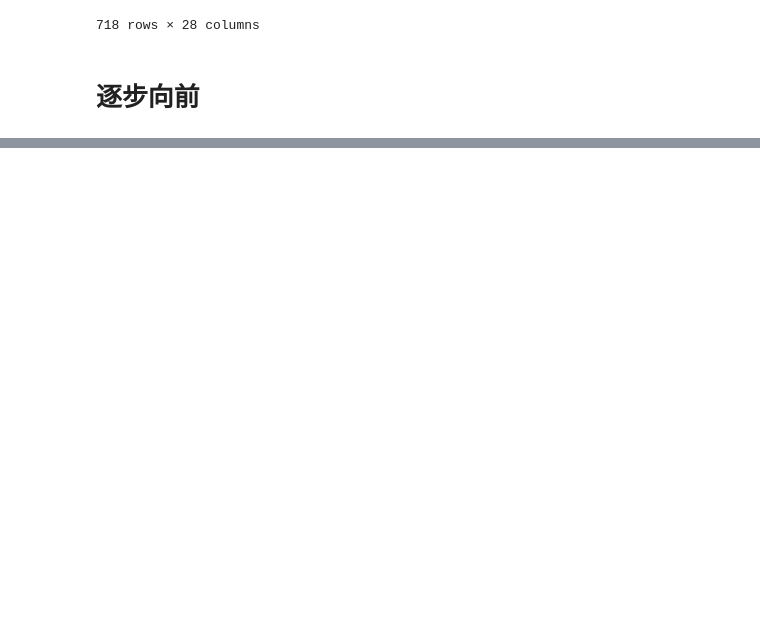
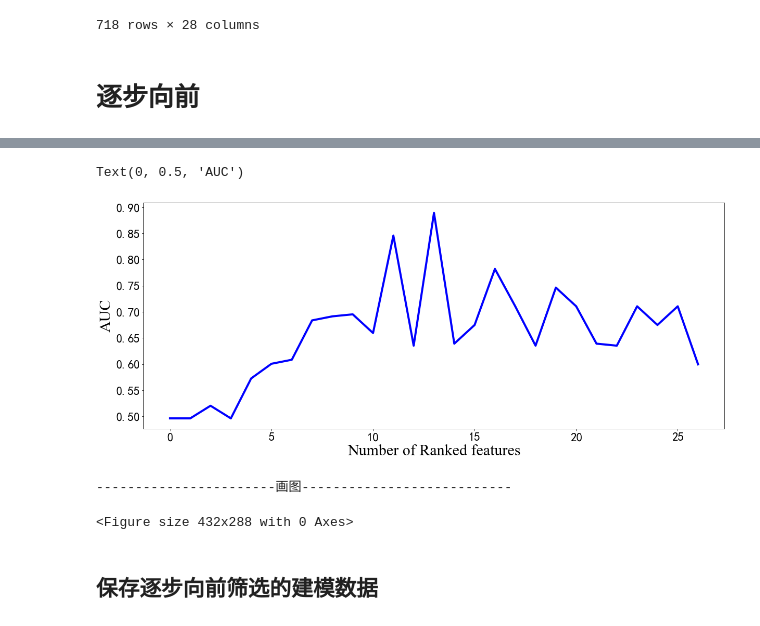
Before and after one commit to yuyongsheng1990/MTX_shanghai_sixth_hospital, a Jupyter notebook: feature_engineering.ipynb, the cells around one changed output, grey strips where cells are left out. Cells and saved outputs as stored; diff of their text form; code cells hidden in the pictures; blank space fills up the shorter version.

```diff
--- a/feature_engineering.ipynb
+++ b/feature_engineering.ipynb
@@ -460,0 +487,2 @@ tran_x, test_x, tran_y, test_y = train_test_split(x, y, test_size=0.2, random_st
+# %%
+df_model_cb=missing_value_interpolation(df_model_importance)
@@ -461 +507,8 @@ tran_x, test_x, tran_y, test_y = train_test_split(x, y, test_size=0.2, random_st
+# %%
+from sklearn.model_selection import train_test_split
+# 划分训练集和测试集，比例为8:2
+x = df_model_cb.drop(['bmd_label'],axis=1)
+y = df_model_cb['bmd_label']
+
+tran_x, test_x, tran_y, test_y = train_test_split(x, y, test_size=0.2, random_state=5)
 # %%
@@ -513,0 +518,6 @@ writer.save()
+# %%
+# 进行过采样
+from imblearn.over_sampling import SMOTE
+sm = SMOTE(random_state=0)
+
+tran_x_sm,tran_y_sm = sm.fit_resample(tran_x,tran_y)
@@ -543,0 +616,4 @@ plt.clf()  # 删除前面所画的图
+# %%
+df_forward_result =pd.read_excel(project_path +'/data/result/feature_engineering/df_4_逐步向前特征测试结果.xlsx')
+if 'Unnamed: 0' in df_forward_result.columns:
+    df_forward_result = df_forward_result.drop(['Unnamed: 0'], axis=1)
@@ -543,0 +665,46 @@ plt.clf()  # 删除前面所画的图
+# %%
+# 画图
+import matplotlib.pyplot as plt
+from pylab import mpl
+
+mpl.rcParams['font.sans-serif'] = ['SimHei']  ##绘图显示中文
+mpl.rcParams['axes.unicode_minus'] = False
+
+from matplotlib import pyplot as plt
+import matplotlib.ticker as ticker
+from matplotlib import rc
+rc('mathtext', default='regular')
+
+# r2折线图
+# 分辨率参数-dpi，画布大小参数-figsize
+plt.figure(figsize=(20,8))
+plt.plot(list(range(len(f1_list))),f1_list,
+         color='b', label='AUC',linewidth=4) # 线粗细
+# 设置坐标刻度值的大小
+plt.tick_params(labelsize=23)
+# 设置横纵坐标的名称以及对应字体格式
+font_x = {'family': 'Times New Roman',
+         'weight': 'normal',
+         'size': 30,
+         }
+plt.xlabel('Number of Ranked features',font_x)
+plt.ylabel('AUC',font_x)
+
+# 展示横坐标
+# x_list=list(df_feature['特征'])
+# plt.xticks(list(range(len(x_list))),x_list,rotation=285)
+# plt.legend(bbox_to_anchor=(1.1,1))  # 显示图例
+# %% [output]
+Text(0, 0.5, 'AUC')
+[figure, added]
+# %%
+# 判断图片保存路径是否存在，否则创建
+jpg_path = project_path + "/jpg"
+mkdir(jpg_path)
+plt.savefig(jpg_path + "/逐步向前rf_model2折线图.png", dpi=300)
+plt.clf()  # 删除前面所画的图roc_auc_scoreroc_auc_scoreroc_auc_scoreroc_auc_score
+# %% [output]
+-----------------------画图---------------------------
+<Figure size 432x288 with 0 Axes>
+# %% [markdown]
+## 保存逐步向前筛选的建模数据
```
Also changed, not shown: parts of 36 cells of this notebook, 3 other files.
